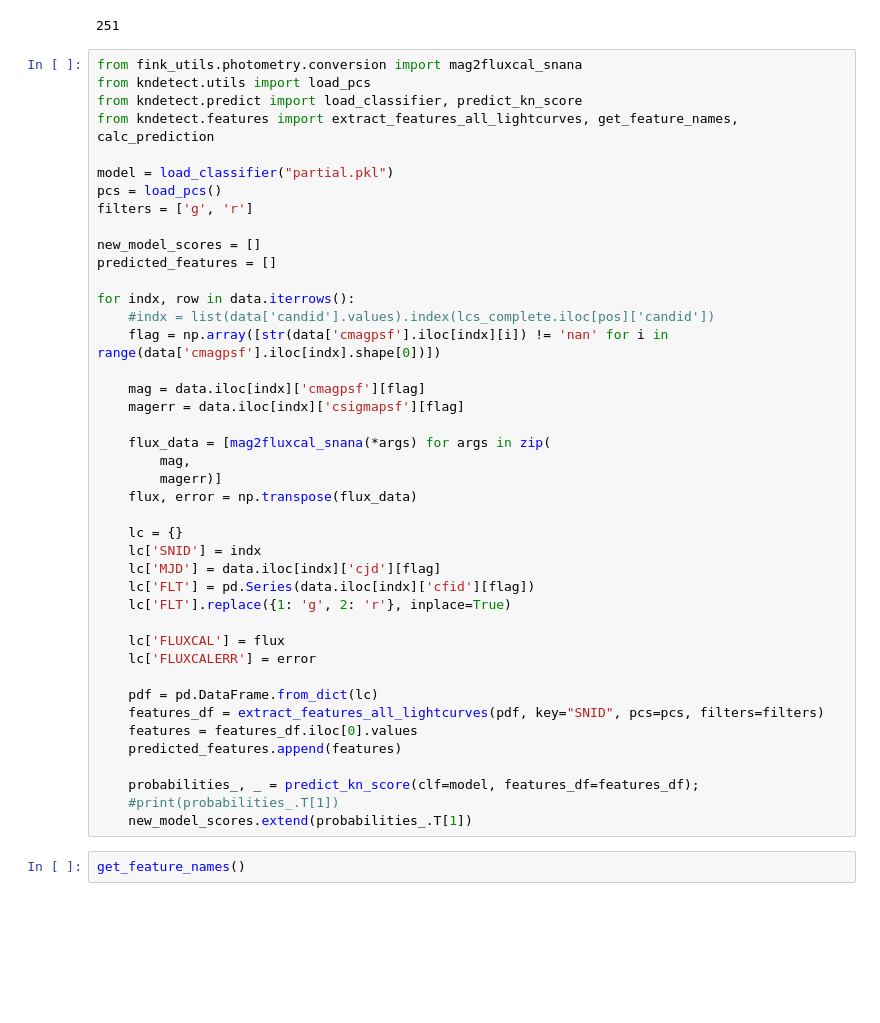
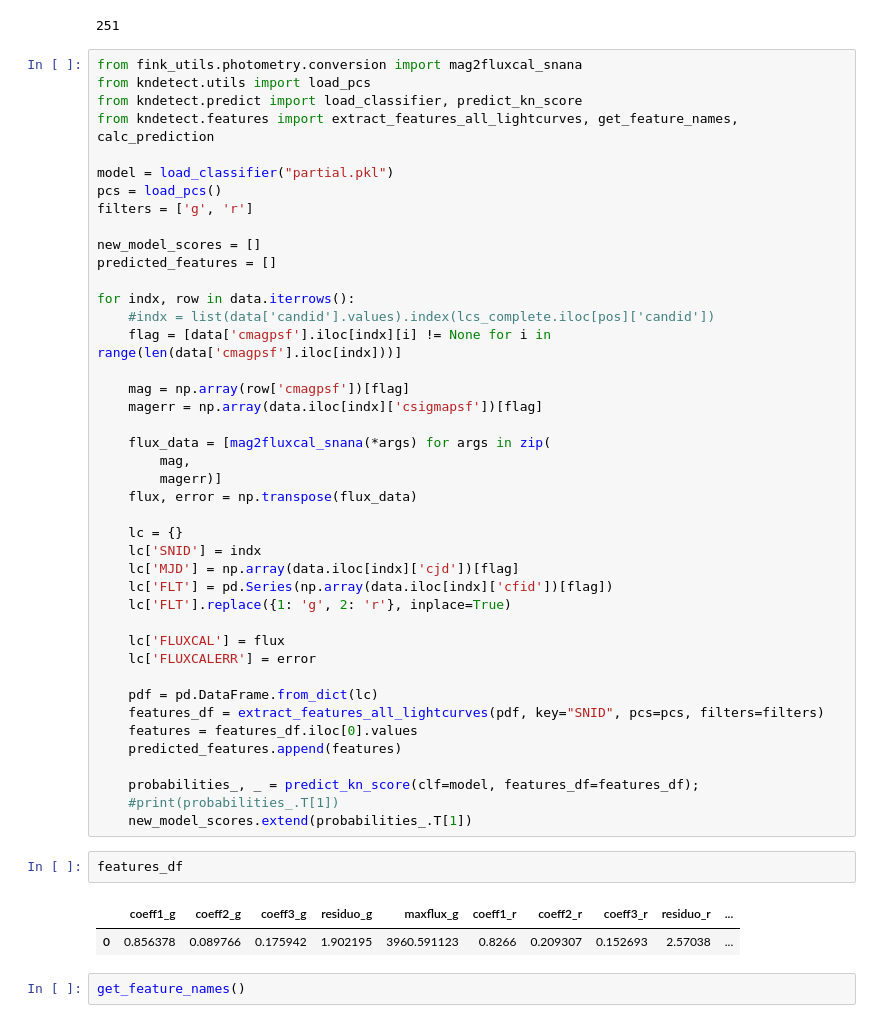
Before and after one commit to b-biswas/kndetect, a Jupyter notebook: notebooks/treat_alerts.ipynb, the cells around one changed output. Saved outputs shown, nothing was run; the diff lists cells and outputs as text; blank space fills up the shorter version.

```diff
--- a/notebooks/treat_alerts.ipynb
+++ b/notebooks/treat_alerts.ipynb
@@ -38,10 +54,10 @@ predicted_features = []
 
 for indx, row in data.iterrows():
     #indx = list(data['candid'].values).index(lcs_complete.iloc[pos]['candid'])
-    flag = np.array([str(data['cmagpsf'].iloc[indx][i]) != 'nan' for i in range(data['cmagpsf'].iloc[indx].shape[0])])
+    flag = [data['cmagpsf'].iloc[indx][i] != None for i in range(len(data['cmagpsf'].iloc[indx]))]
 
-    mag = data.iloc[indx]['cmagpsf'][flag]
-    magerr = data.iloc[indx]['csigmapsf'][flag]
+    mag = np.array(row['cmagpsf'])[flag]
+    magerr = np.array(data.iloc[indx]['csigmapsf'])[flag]
 
     flux_data = [mag2fluxcal_snana(*args) for args in zip(
         mag,
@@ -50,8 +66,8 @@ for indx, row in data.iterrows():
 
     lc = {}
     lc['SNID'] = indx
-    lc['MJD'] = data.iloc[indx]['cjd'][flag]
-    lc['FLT'] = pd.Series(data.iloc[indx]['cfid'][flag])
+    lc['MJD'] = np.array(data.iloc[indx]['cjd'])[flag]
+    lc['FLT'] = pd.Series(np.array(data.iloc[indx]['cfid'])[flag])
     lc['FLT'].replace({1: 'g', 2: 'r'}, inplace=True)
 
     lc['FLUXCAL'] = flux
@@ -65,6 +81,11 @@ for indx, row in data.iterrows():
     probabilities_, _ = predict_kn_score(clf=model, features_df=features_df);
     #print(probabilities_.T[1])
     new_model_scores.extend(probabilities_.T[1])
+# %%
+features_df
+# %% [output]
+|  | coeff1_g | coeff2_g | coeff3_g | residuo_g | maxflux_g | coeff1_r | coeff2_r | coeff3_r | residuo_r | ... |
+| 0 | 0.856378 | 0.089766 | 0.175942 | 1.902195 | 3960.591123 | 0.8266 | 0.209307 | 0.152693 | 2.57038 | ... |
 # %%
 get_feature_names()
 # %% [output]
```
Also changed, not shown: parts of 9 cells of this notebook.
